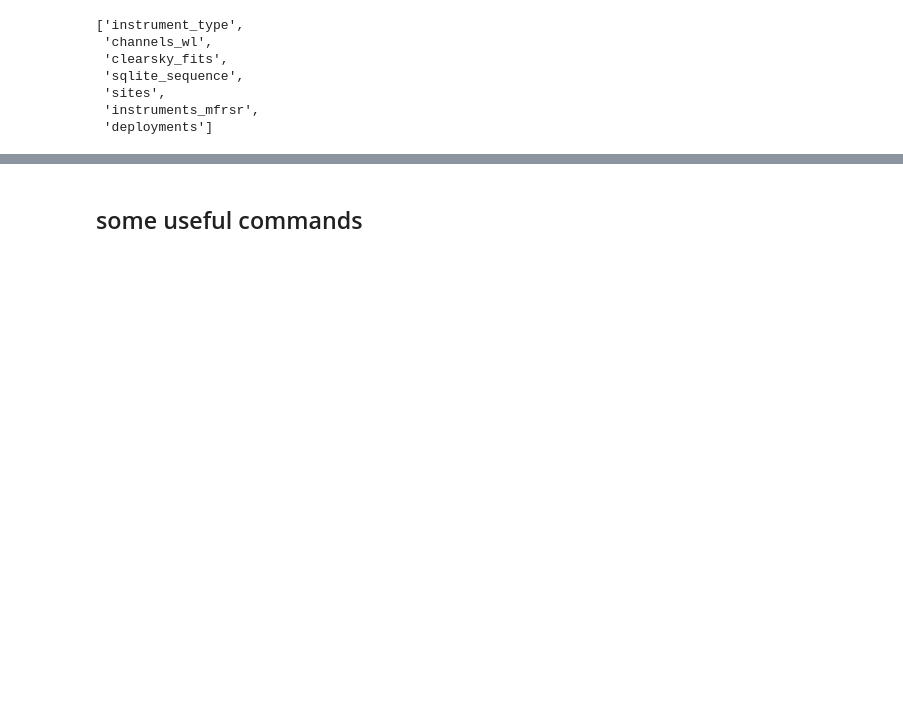
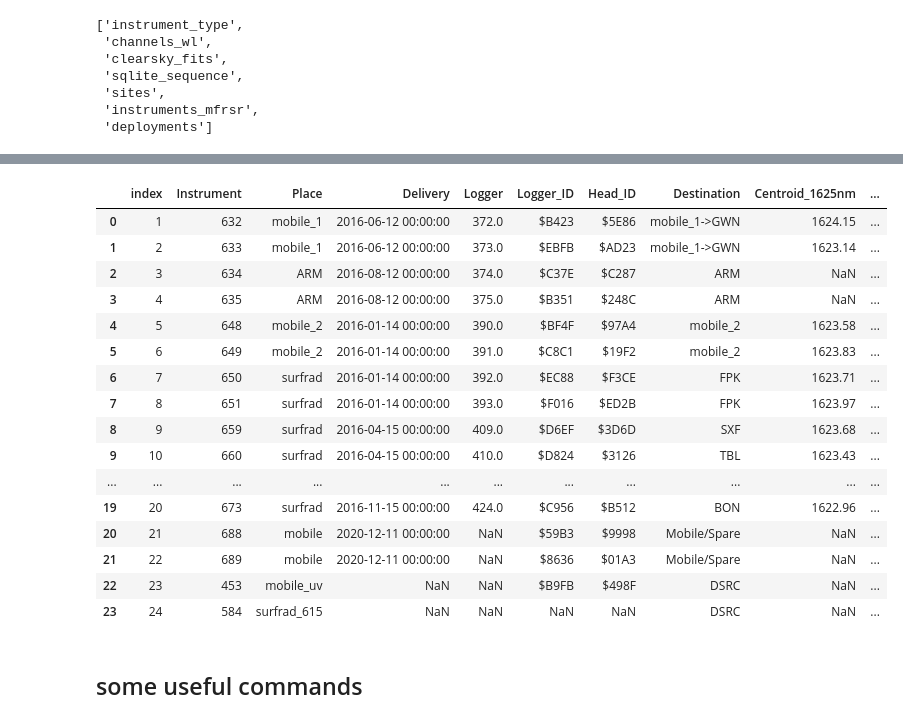
Before and after one commit to hagne/SURFRAD, a Jupyter notebook: notebooks/databases/surfrad_database_interface.ipynb, the cells around one changed output, grey strips where cells are left out. Drawn from its saved outputs; the diff is of its cells as text; code cells hidden in the pictures; blank space fills up the shorter version.

```diff
--- a/notebooks/databases/surfrad_database_interface.ipynb
+++ b/notebooks/databases/surfrad_database_interface.ipynb
@@ -42,3 +62,23 @@ db.dump_table('sites')
+# %%
+db.dump_table('instruments_mfrsr')
+# %% [output]
+|  | index | Instrument | Place | Delivery | Logger | Logger_ID | Head_ID | Destination | Centroid_1625nm | ... |
+| 0 | 1 | 632 | mobile_1 | 2016-06-12 00:00:00 | 372.0 | $B423 | $5E86 | mobile_1->GWN | 1624.15 | ... |
+| 1 | 2 | 633 | mobile_1 | 2016-06-12 00:00:00 | 373.0 | $EBFB | $AD23 | mobile_1->GWN | 1623.14 | ... |
+| 2 | 3 | 634 | ARM | 2016-08-12 00:00:00 | 374.0 | $C37E | $C287 | ARM | NaN | ... |
+| 3 | 4 | 635 | ARM | 2016-08-12 00:00:00 | 375.0 | $B351 | $248C | ARM | NaN | ... |
+| 4 | 5 | 648 | mobile_2 | 2016-01-14 00:00:00 | 390.0 | $BF4F | $97A4 | mobile_2 | 1623.58 | ... |
+| 5 | 6 | 649 | mobile_2 | 2016-01-14 00:00:00 | 391.0 | $C8C1 | $19F2 | mobile_2 | 1623.83 | ... |
+| 6 | 7 | 650 | surfrad | 2016-01-14 00:00:00 | 392.0 | $EC88 | $F3CE | FPK | 1623.71 | ... |
+| 7 | 8 | 651 | surfrad | 2016-01-14 00:00:00 | 393.0 | $F016 | $ED2B | FPK | 1623.97 | ... |
+| 8 | 9 | 659 | surfrad | 2016-04-15 00:00:00 | 409.0 | $D6EF | $3D6D | SXF | 1623.68 | ... |
+| 9 | 10 | 660 | surfrad | 2016-04-15 00:00:00 | 410.0 | $D824 | $3126 | TBL | 1623.43 | ... |
+| ... | ... | ... | ... | ... | ... | ... | ... | ... | ... | ... |
+| 19 | 20 | 673 | surfrad | 2016-11-15 00:00:00 | 424.0 | $C956 | $B512 | BON | 1622.96 | ... |
+| 20 | 21 | 688 | mobile | 2020-12-11 00:00:00 | NaN | $59B3 | $9998 | Mobile/Spare | NaN | ... |
+| 21 | 22 | 689 | mobile | 2020-12-11 00:00:00 | NaN | $8636 | $01A3 | Mobile/Spare | NaN | ... |
+| 22 | 23 | 453 | mobile_uv | NaN | NaN | $B9FB | $498F | DSRC | NaN | ... |
+| 23 | 24 | 584 | surfrad_615 | NaN | NaN | NaN | NaN | DSRC | NaN | ... |
 # %% [markdown]
 ## some useful commands
 # %%
```
Also changed, not shown: parts of 3 cells of this notebook, 12 other files.
